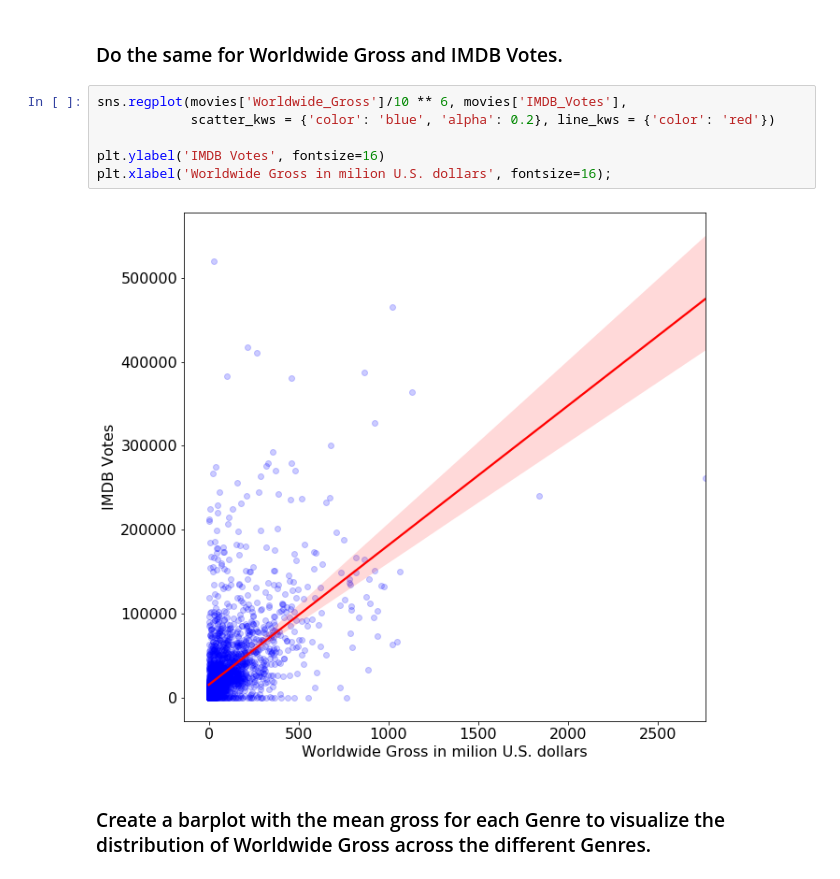
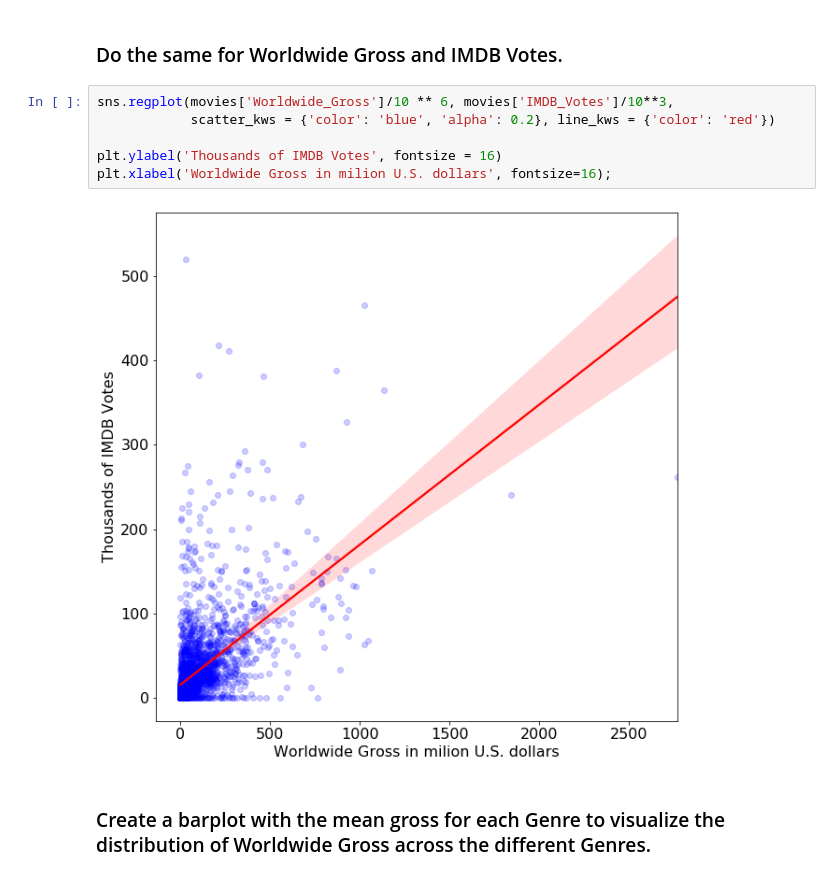
Before and after one commit to VictorMegir/Data-Analysis-on-Movies, a Jupyter notebook: Assignment 1.ipynb, the cells around one changed output. Drawn from its saved outputs; the diff is of its cells as text.

```diff
--- a/Assignment 1.ipynb
+++ b/Assignment 1.ipynb
@@ -258,13 +257,13 @@ plt.xlabel('Rotten Tomatoes Rating', fontsize=16);
 # %% [markdown]
 ### Do the same for Worldwide Gross and IMDB Votes.
 # %%
-sns.regplot(movies['Worldwide_Gross']/10 ** 6, movies['IMDB_Votes'],
+sns.regplot(movies['Worldwide_Gross']/10 ** 6, movies['IMDB_Votes']/10**3,
             scatter_kws = {'color': 'blue', 'alpha': 0.2}, line_kws = {'color': 'red'})
 
-plt.ylabel('IMDB Votes', fontsize=16)
+plt.ylabel('Thousands of IMDB Votes', fontsize = 16)
 plt.xlabel('Worldwide Gross in milion U.S. dollars', fontsize=16);
 # %% [output]
-[figure, old version]
+[figure, new version]
 # %% [markdown]
 ### Create a barplot with the mean gross for each Genre to visualize the distribution of Worldwide Gross across the different Genres.
 # %%
```
Also changed, not shown: parts of 6 cells of this notebook.
